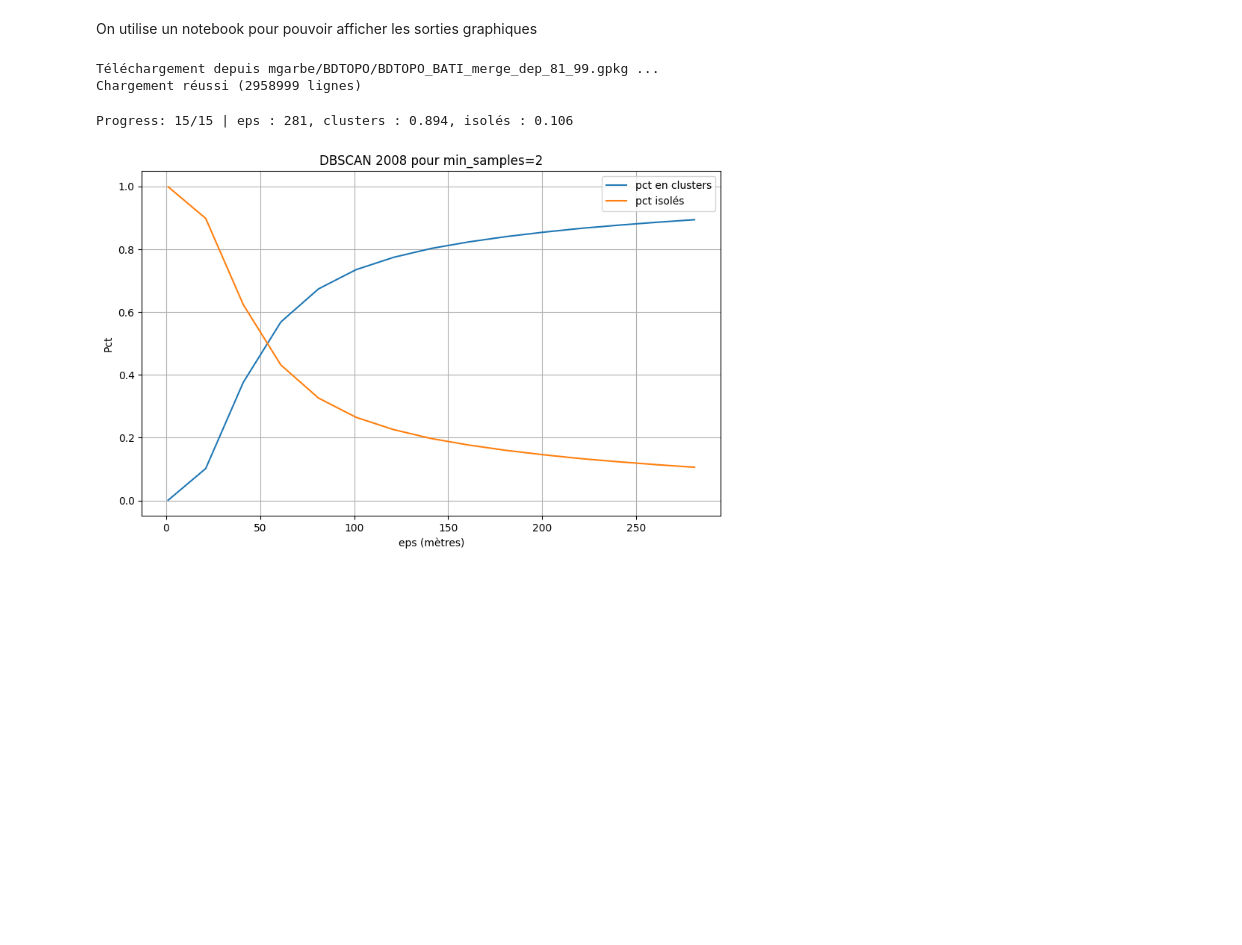
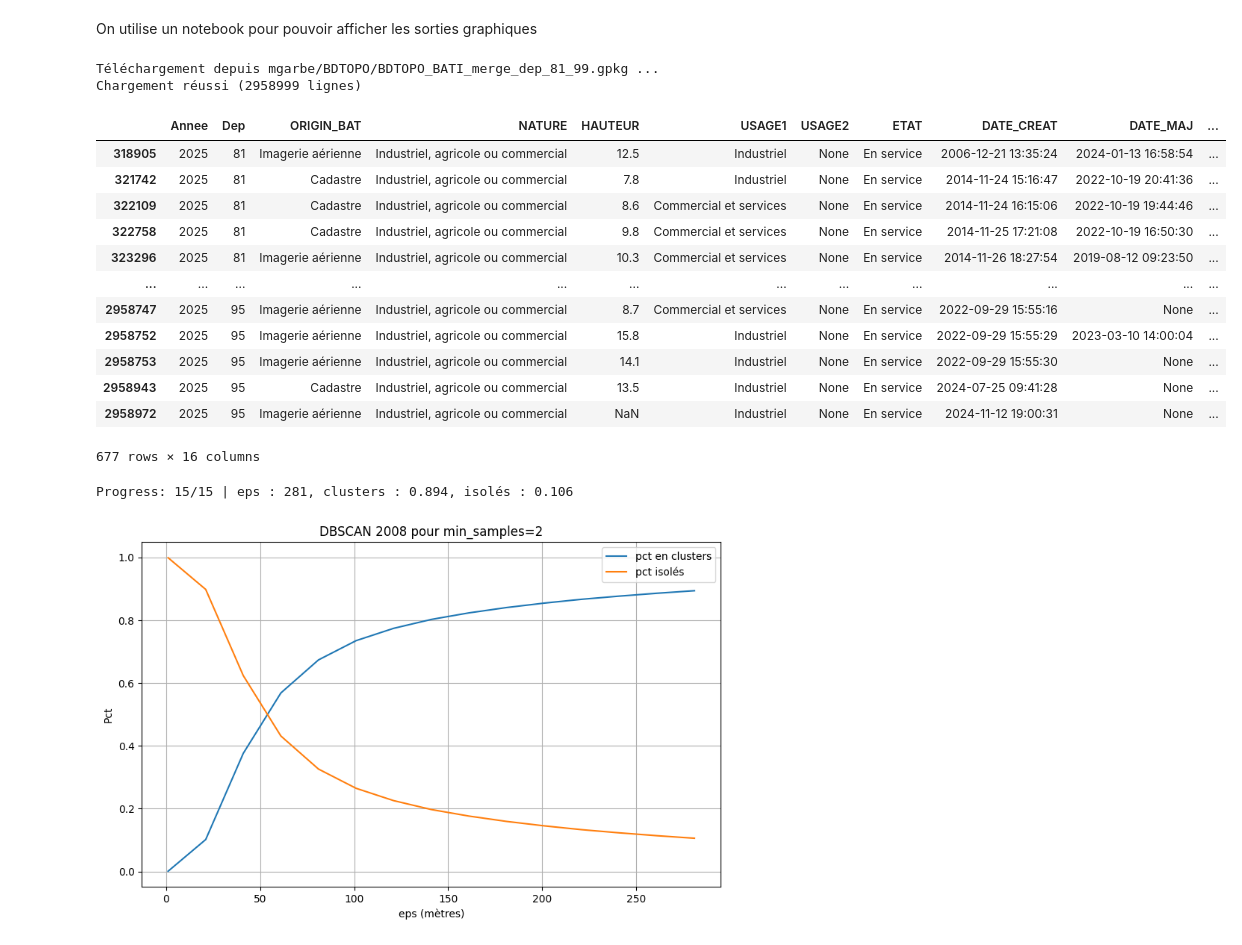
Before and after one commit to xdalp/projet3A, a Jupyter notebook: clustering.ipynb, the cells around one changed output. Saved outputs shown, nothing was run; the diff lists cells and outputs as text; code cells hidden in the pictures; blank space fills up the shorter version.

```diff
--- a/clustering.ipynb
+++ b/clustering.ipynb
@@ -25,6 +25,22 @@ gdf=gdf[gdf["Annee"].isin([2008,2014,2020,2025])]
 # %% [output]
 Téléchargement depuis mgarbe/BDTOPO/BDTOPO_BATI_merge_dep_81_99.gpkg ...
 Chargement réussi (2958999 lignes)
+# %%
+gdf[(gdf["aire"] > 20000) & (gdf["Annee"] == 2025)]
+# %% [output]
+|  | Annee | Dep | ORIGIN_BAT | NATURE | HAUTEUR | USAGE1 | USAGE2 | ETAT | DATE_CREAT | DATE_MAJ | ... |
+| 318905 | 2025 | 81 | Imagerie aérienne | Industriel, agricole ou commercial | 12.5 | Industriel | None | En service | 2006-12-21 13:35:24 | 2024-01-13 16:58:54 | ... |
+| 321742 | 2025 | 81 | Cadastre | Industriel, agricole ou commercial | 7.8 | Industriel | None | En service | 2014-11-24 15:16:47 | 2022-10-19 20:41:36 | ... |
+| 322109 | 2025 | 81 | Cadastre | Industriel, agricole ou commercial | 8.6 | Commercial et services | None | En service | 2014-11-24 16:15:06 | 2022-10-19 19:44:46 | ... |
+| 322758 | 2025 | 81 | Cadastre | Industriel, agricole ou commercial | 9.8 | Commercial et services | None | En service | 2014-11-25 17:21:08 | 2022-10-19 16:50:30 | ... |
+| 323296 | 2025 | 81 | Imagerie aérienne | Industriel, agricole ou commercial | 10.3 | Commercial et services | None | En service | 2014-11-26 18:27:54 | 2019-08-12 09:23:50 | ... |
+| ... | ... | ... | ... | ... | ... | ... | ... | ... | ... | ... | ... |
+| 2958747 | 2025 | 95 | Imagerie aérienne | Industriel, agricole ou commercial | 8.7 | Commercial et services | None | En service | 2022-09-29 15:55:16 | None | ... |
+| 2958752 | 2025 | 95 | Imagerie aérienne | Industriel, agricole ou commercial | 15.8 | Industriel | None | En service | 2022-09-29 15:55:29 | 2023-03-10 14:00:04 | ... |
+| 2958753 | 2025 | 95 | Imagerie aérienne | Industriel, agricole ou commercial | 14.1 | Industriel | None | En service | 2022-09-29 15:55:30 | None | ... |
+| 2958943 | 2025 | 95 | Cadastre | Industriel, agricole ou commercial | 13.5 | Industriel | None | En service | 2024-07-25 09:41:28 | None | ... |
+| 2958972 | 2025 | 95 | Imagerie aérienne | Industriel, agricole ou commercial | NaN | Industriel | None | En service | 2024-11-12 19:00:31 | None | ... |
+677 rows × 16 columns
 # %%
 #clusters
 plot_DB_epsilon(gdf,2008,2,1,301,20)
```
Also changed, not shown: parts of 3 cells of this notebook, 1 other file.
